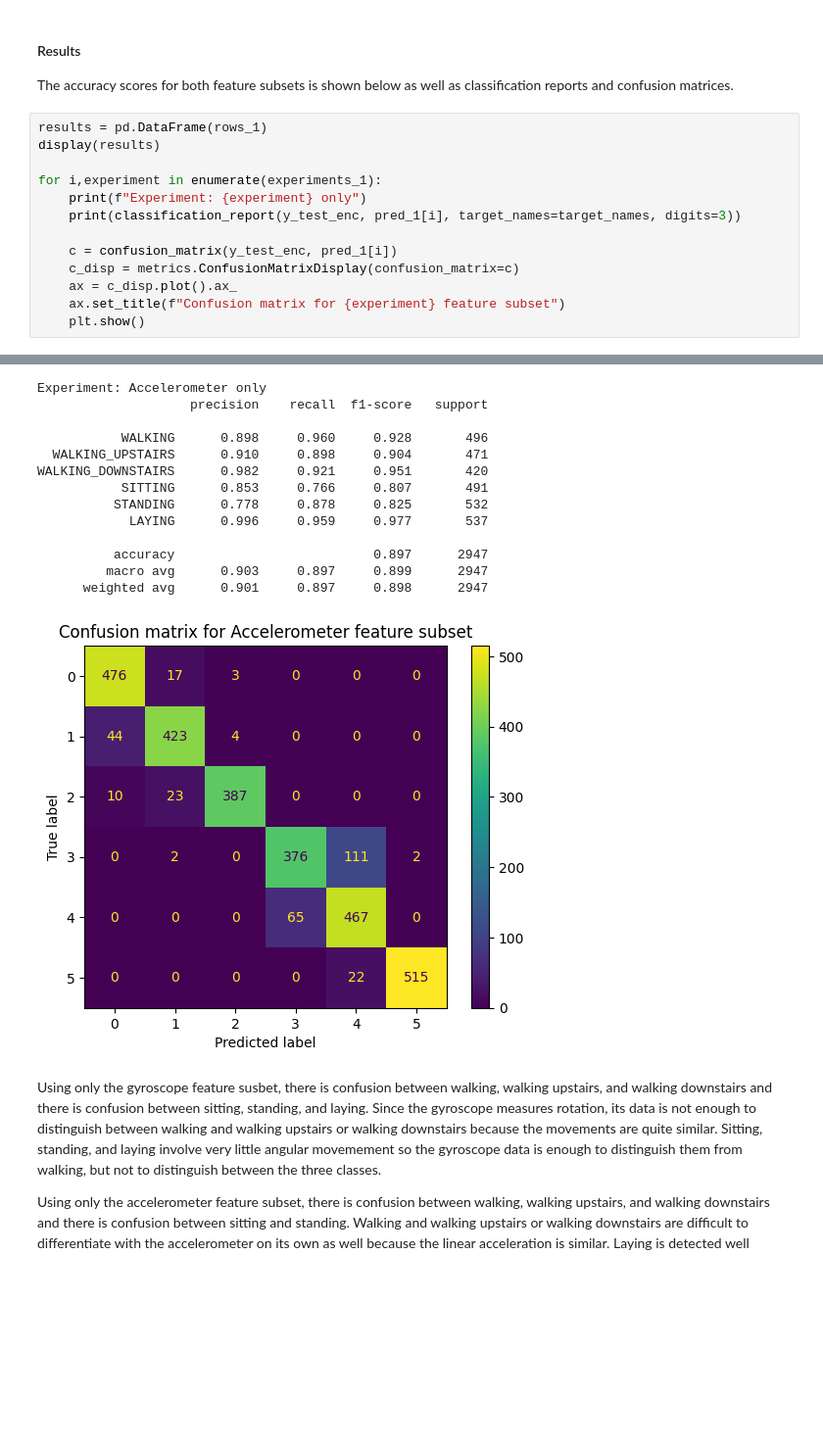
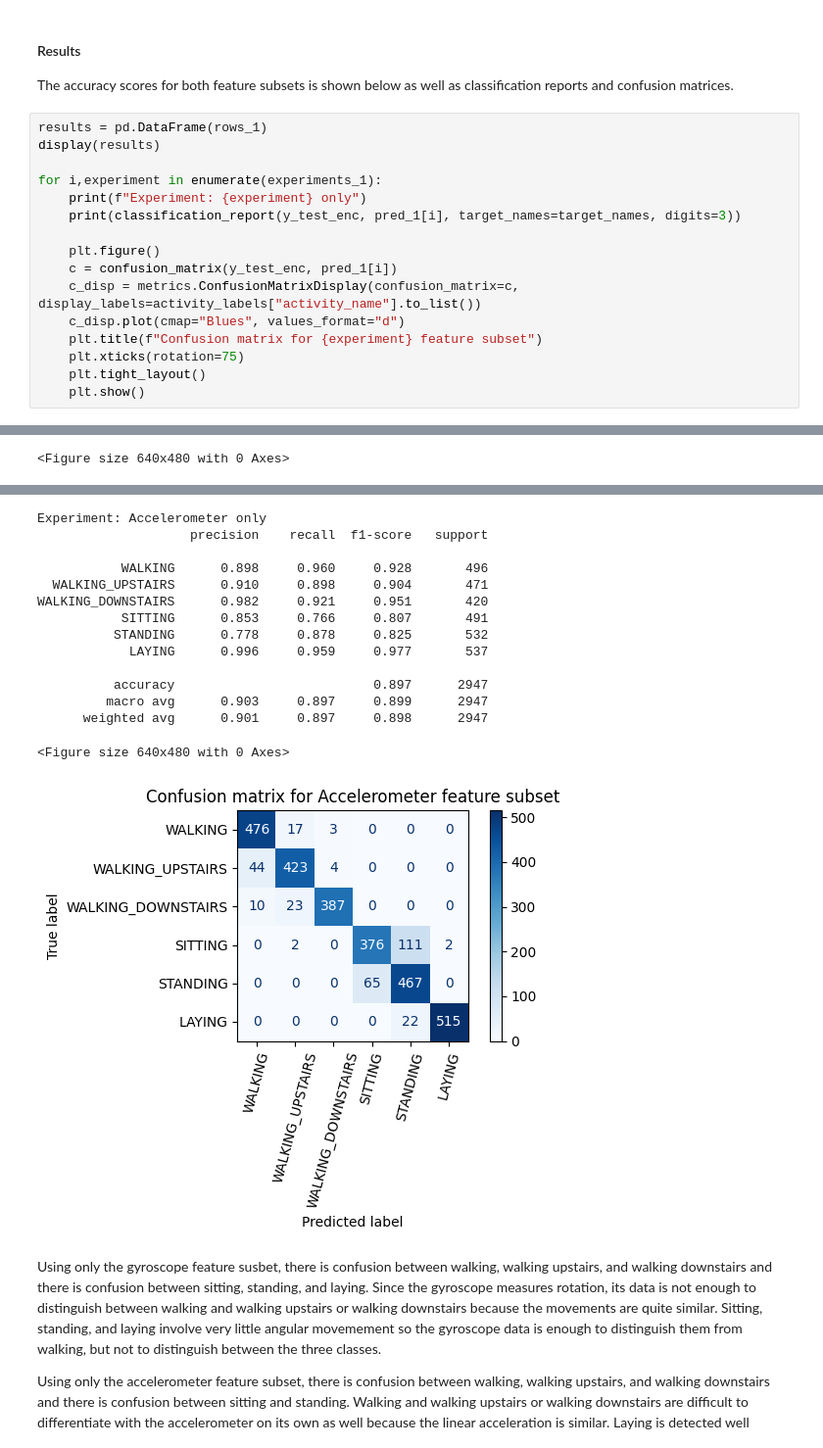
Before and after one commit to rominaba/motion-intent-recognition-for-assistive-robotics, a Jupyter notebook: notebooks/feature_ablation.ipynb, the cells around one changed output, grey strips where cells are left out. Shown at 98% size. Cells and saved outputs as stored; diff of their text form; blank space fills up the shorter version.

Commit message:
Updated confusion matrices.

```diff
--- a/notebooks/feature_ablation.ipynb
+++ b/notebooks/feature_ablation.ipynb
@@ -124,10 +124,13 @@ for i,experiment in enumerate(experiments_1):
     print(f"Experiment: {experiment} only")
     print(classification_report(y_test_enc, pred_1[i], target_names=target_names, digits=3))
 
+    plt.figure()
     c = confusion_matrix(y_test_enc, pred_1[i])
-    c_disp = metrics.ConfusionMatrixDisplay(confusion_matrix=c)
-    ax = c_disp.plot().ax_
-    ax.set_title(f"Confusion matrix for {experiment} feature subset")
+    c_disp = metrics.ConfusionMatrixDisplay(confusion_matrix=c, display_labels=activity_labels["activity_name"].to_list())
+    c_disp.plot(cmap="Blues", values_format="d")
+    plt.title(f"Confusion matrix for {experiment} feature subset")
+    plt.xticks(rotation=75)
+    plt.tight_layout()
     plt.show()
 # %% [output]
 |  | feature_subset | test_accuracy | test_macro_precision | test_macro_recall | test_macro_f1 |
@@ -146,3 +149,4 @@ WALKING_DOWNSTAIRS      0.800     0.848     0.823       420
           accuracy                          0.811      2947
          macro avg      0.813     0.814     0.813      2947
       weighted avg      0.812     0.811     0.811      2947
+<Figure size 640x480 with 0 Axes>
@@ -150,17 +154,18 @@ WALKING_DOWNSTAIRS      0.800     0.848     0.823       420
-Experiment: Accelerometer only
-                    precision    recall  f1-score   support
-
-           WALKING      0.898     0.960     0.928       496
-  WALKING_UPSTAIRS      0.910     0.898     0.904       471
-WALKING_DOWNSTAIRS      0.982     0.921     0.951       420
-           SITTING      0.853     0.766     0.807       491
-          STANDING      0.778     0.878     0.825       532
-            LAYING      0.996     0.959     0.977       537
-
-          accuracy                          0.897      2947
-         macro avg      0.903     0.897     0.899      2947
-      weighted avg      0.901     0.897     0.898      2947
+Experiment: Accelerometer only
+                    precision    recall  f1-score   support
+
+           WALKING      0.898     0.960     0.928       496
+  WALKING_UPSTAIRS      0.910     0.898     0.904       471
+WALKING_DOWNSTAIRS      0.982     0.921     0.951       420
+           SITTING      0.853     0.766     0.807       491
+          STANDING      0.778     0.878     0.825       532
+            LAYING      0.996     0.959     0.977       537
+
+          accuracy                          0.897      2947
+         macro avg      0.903     0.897     0.899      2947
+      weighted avg      0.901     0.897     0.898      2947
+<Figure size 640x480 with 0 Axes>
-[figure, old version]
+[figure, new version]
 # %% [markdown]
 Using only the gyroscope feature susbet, there is confusion between walking, walking upstairs, and walking downstairs and there is confusion between sitting, standing, and laying. Since the gyroscope measures rotation, its data is not enough to distinguish between walking and walking upstairs or walking downstairs because the movements are quite similar. Sitting, standing, and laying involve very little angular movemement so the gyroscope data is enough to distinguish them from walking, but not to distinguish between the three classes.
 
```
Also changed, not shown: parts of 4 cells of this notebook, 1 other file.
